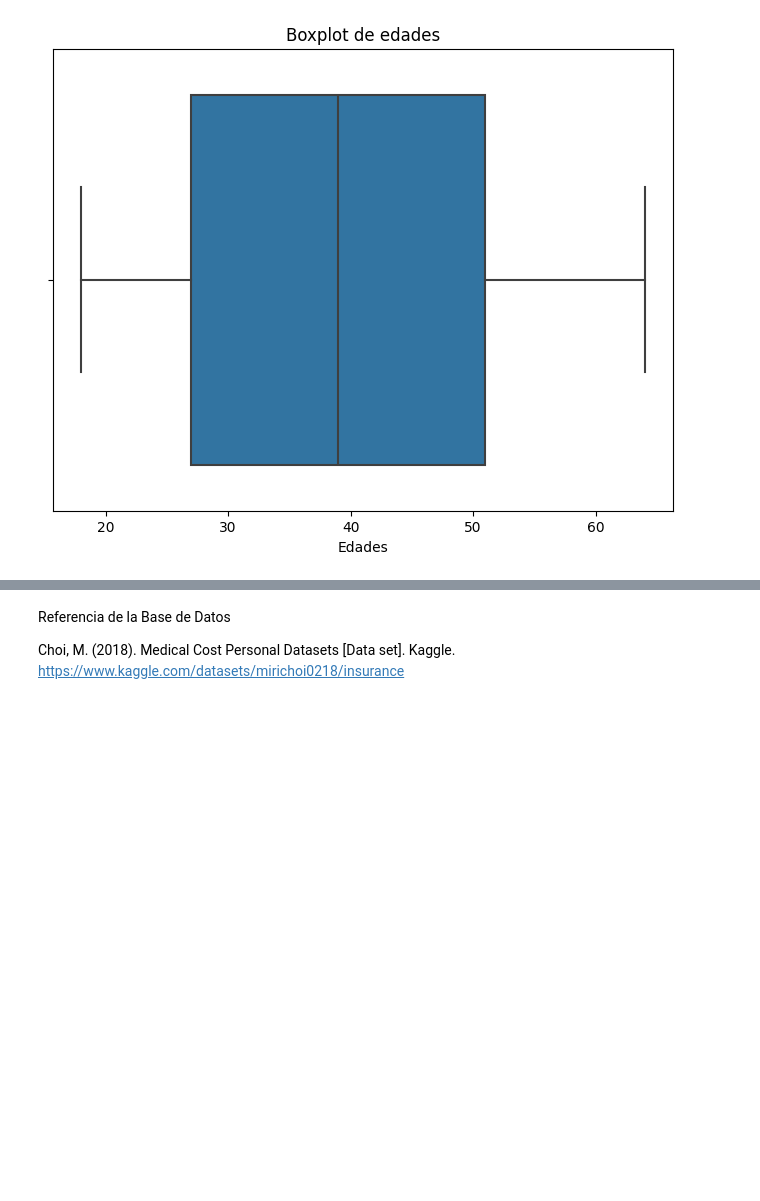
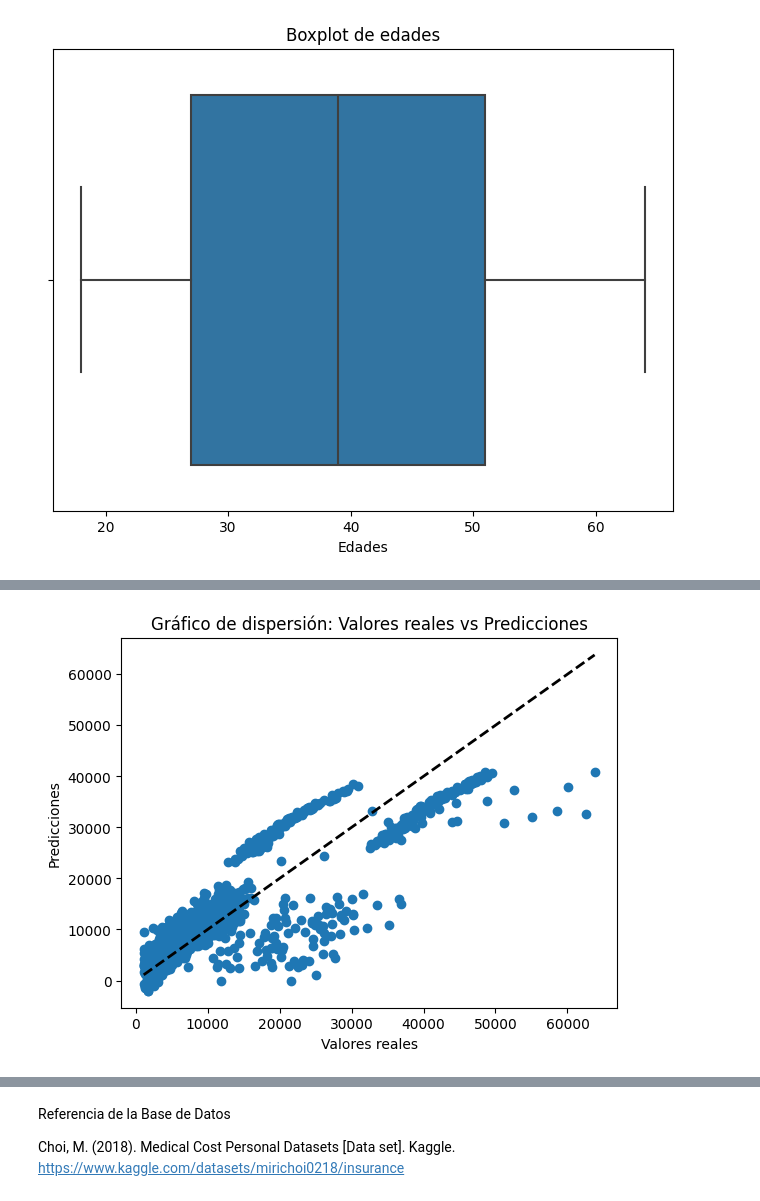
Before and after one commit to DanielaFlorez11/Caso1, a Jupyter notebook: caso.ipynb, the cells around one changed output, grey strips where cells are left out. Saved outputs shown, nothing was run; the diff lists cells and outputs as text; code cells hidden in the pictures; blank space fills up the shorter version.

```diff
--- a/caso.ipynb
+++ b/caso.ipynb
@@ -423,0 +469,15 @@ plt.show()
+# %%
+import matplotlib.pyplot as plt
+
+# Predicciones del modelo
+predicciones = modelo.predict(X)
+
+# Gráfico de dispersión de los datos reales
+plt.scatter(y, predicciones)
+plt.plot([y.min(), y.max()], [y.min(), y.max()], 'k--', lw=2)  # Línea de tendencia
+plt.xlabel('Valores reales')
+plt.ylabel('Predicciones')
+plt.title('Gráfico de dispersión: Valores reales vs Predicciones')
+plt.show()
+# %% [output]
+[figure, added]
```
Also changed, not shown: parts of 6 cells of this notebook.
